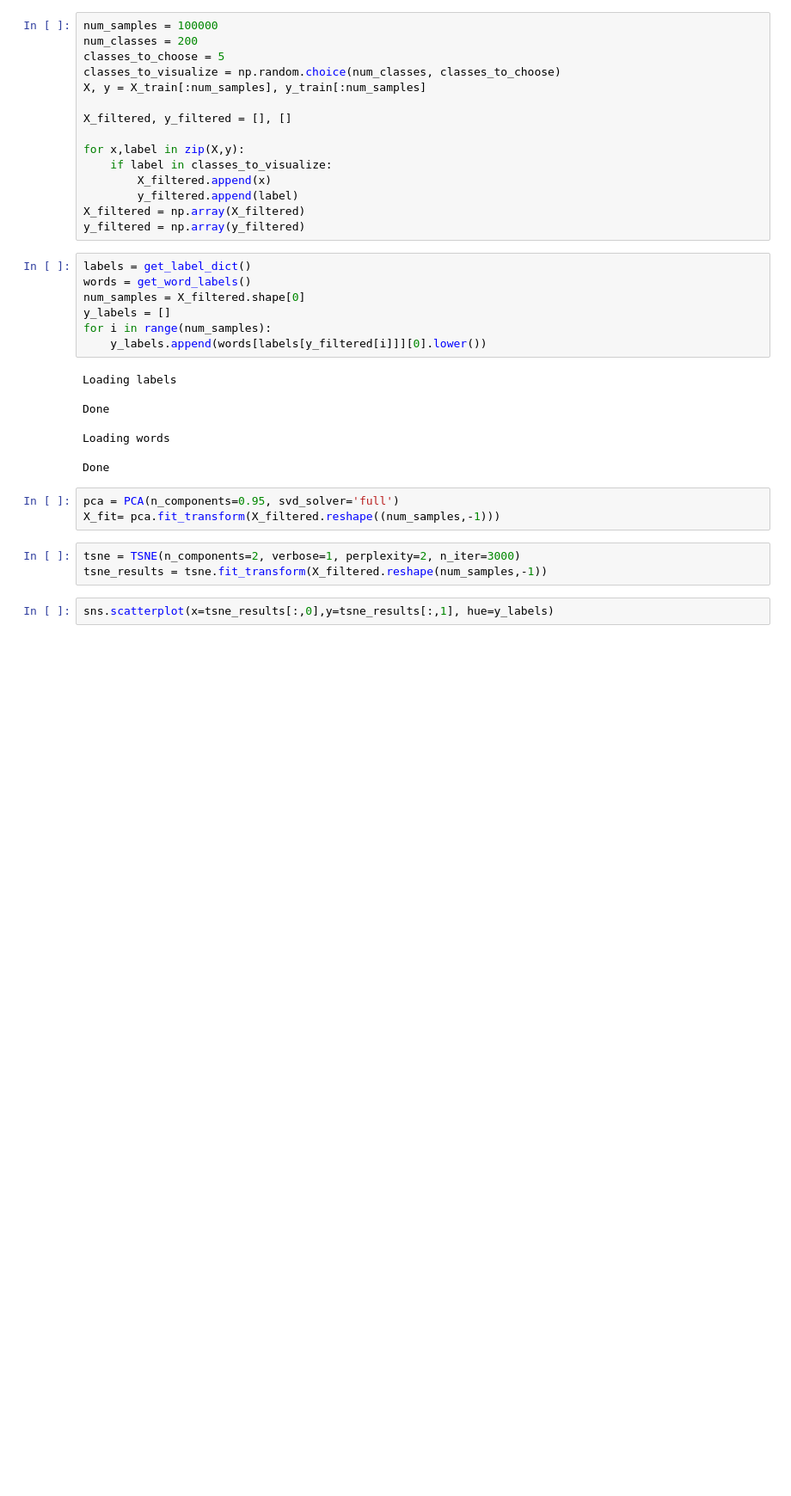
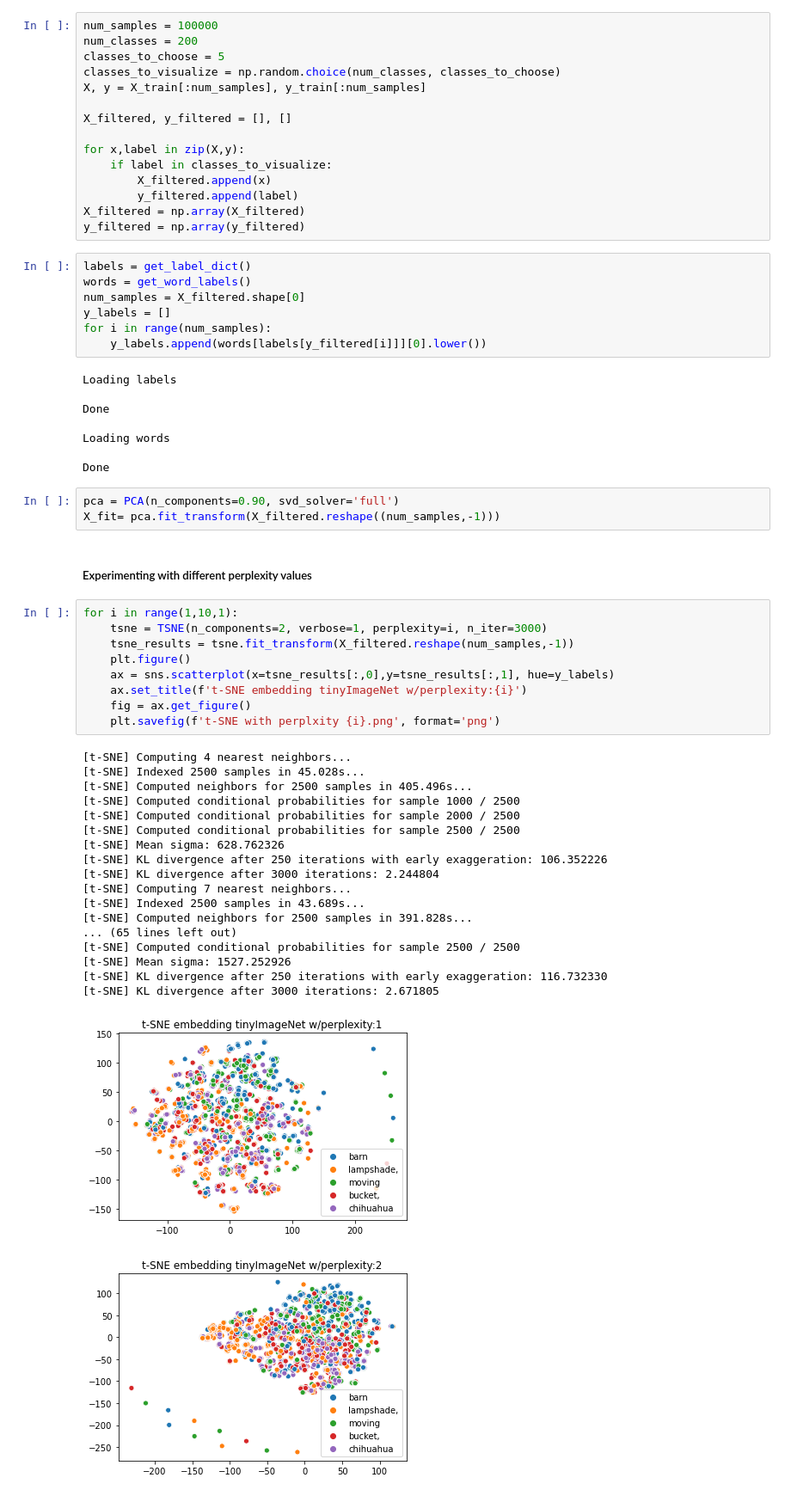
Before and after one commit to kevnnliu/cvproject-genclass, a Jupyter notebook: T-SNE visualization.ipynb, the cells around one changed output. Shown at 86% size. Saved outputs shown, nothing was run; the diff lists cells and outputs as text; blank space fills up the shorter version.

Commit message:
added exploration loop and image-saving

```diff
--- a/T-SNE visualization.ipynb
+++ b/T-SNE visualization.ipynb
@@ -55,10 +55,36 @@ Loading words
 
 Done
 # %%
-pca = PCA(n_components=0.95, svd_solver='full')
+pca = PCA(n_components=0.90, svd_solver='full')
 X_fit= pca.fit_transform(X_filtered.reshape((num_samples,-1)))
-# %%
-tsne = TSNE(n_components=2, verbose=1, perplexity=2, n_iter=3000)
-tsne_results = tsne.fit_transform(X_filtered.reshape(num_samples,-1))
-# %%
-sns.scatterplot(x=tsne_results[:,0],y=tsne_results[:,1], hue=y_labels)
+# %% [markdown]
+##### Experimenting with different perplexity values
+# %%
+for i in range(1,10,1):
+    tsne = TSNE(n_components=2, verbose=1, perplexity=i, n_iter=3000)
+    tsne_results = tsne.fit_transform(X_filtered.reshape(num_samples,-1))
+    plt.figure()
+    ax = sns.scatterplot(x=tsne_results[:,0],y=tsne_results[:,1], hue=y_labels)
+    ax.set_title(f't-SNE embedding tinyImageNet w/perplexity:{i}')
+    fig = ax.get_figure()
+    plt.savefig(f't-SNE with perplxity {i}.png', format='png')
+# %% [output]
+[t-SNE] Computing 4 nearest neighbors...
+[t-SNE] Indexed 2500 samples in 45.028s...
+[t-SNE] Computed neighbors for 2500 samples in 405.496s...
+[t-SNE] Computed conditional probabilities for sample 1000 / 2500
+[t-SNE] Computed conditional probabilities for sample 2000 / 2500
+[t-SNE] Computed conditional probabilities for sample 2500 / 2500
+[t-SNE] Mean sigma: 628.762326
+[t-SNE] KL divergence after 250 iterations with early exaggeration: 106.352226
+[t-SNE] KL divergence after 3000 iterations: 2.244804
+[t-SNE] Computing 7 nearest neighbors...
+[t-SNE] Indexed 2500 samples in 43.689s...
+[t-SNE] Computed neighbors for 2500 samples in 391.828s...
+... (65 lines left out)
+[t-SNE] Computed conditional probabilities for sample 2500 / 2500
+[t-SNE] Mean sigma: 1527.252926
+[t-SNE] KL divergence after 250 iterations with early exaggeration: 116.732330
+[t-SNE] KL divergence after 3000 iterations: 2.671805
+[figure, added]
+[figure, added]
```
Also changed, not shown: parts of 2 cells of this notebook.
